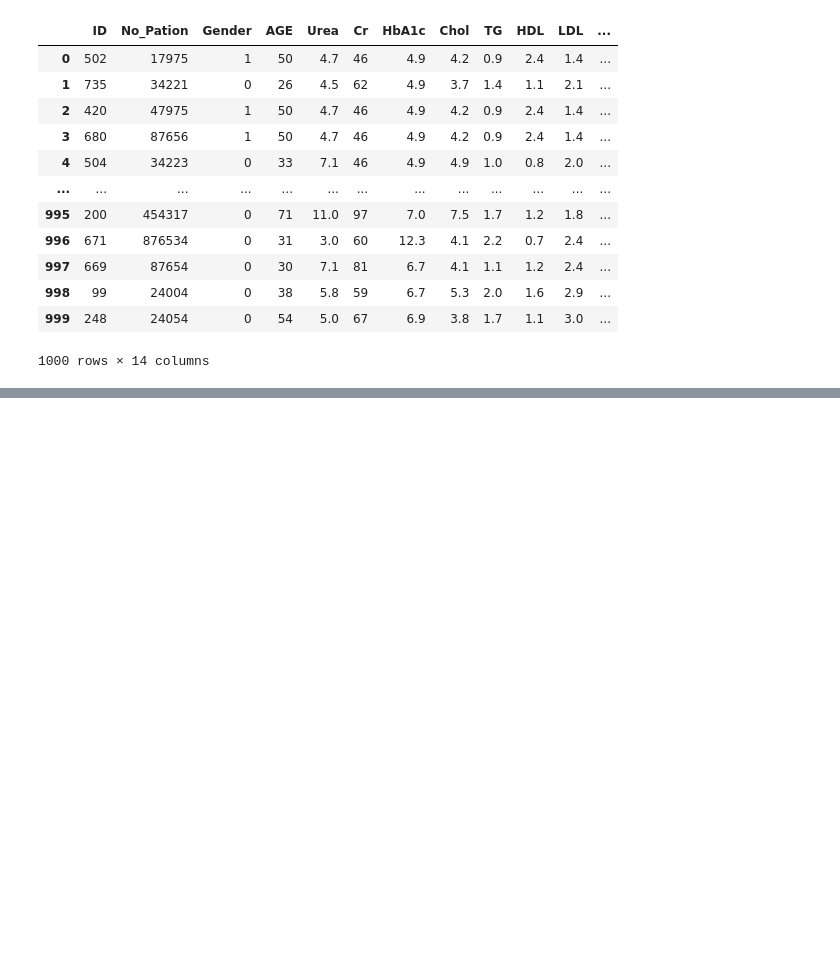
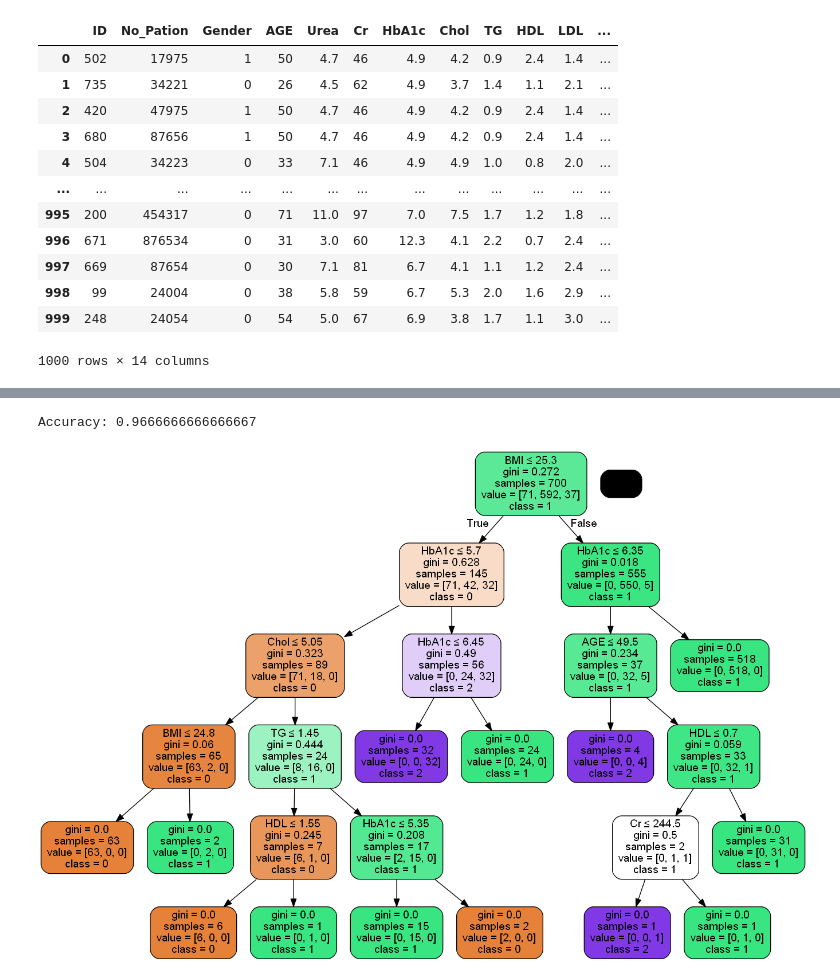
Before and after one commit to Molina1328/Mineria_de_Datos-Arboles_de_Decision, a Jupyter notebook: MolinaJoel_U2Laboratorio1.ipynb, the cells around one changed output, grey strips where cells are left out. Cells and saved outputs as stored; diff of their text form; code cells hidden in the pictures; blank space fills up the shorter version.

Commit message:
Se realiza la graficación del árbol de decisiones

```diff
--- a/MolinaJoel_U2Laboratorio1.ipynb
+++ b/MolinaJoel_U2Laboratorio1.ipynb
@@ -144 +121,12 @@ y = df_DatosDiabetes['CLASS'] # target
 X_train, X_test, y_train, y_test = train_test_split(X, y, test_size=0.3, random_state=1)
+# %%
+'''Definimos un objeto de tipo Decision Tree'''
+
+clf = DecisionTreeClassifier()
+'''Entrenamos el modelo Decision Tree con las variables de entrenamiento anteriormente definidas '''
+clf = clf.fit(X_train,y_train)
+'''Definimos la predeccion a (y) para la prueba de nuestro modelo. Por lo que, le pasamos la variable definida X_test
+    anteriormente'''
+y_pred = clf.predict(X_test)
+'''Imprimimos la variable y_pred para ver los valores que contiene'''
+print(y_pred)
@@ -144,0 +143,5 @@ X_train, X_test, y_train, y_test = train_test_split(X, y, test_size=0.3, random_
+# %%
+'''Imprimimos el Accuracy para saber la precision que tuvo nuestro modelo'''
+print("Accuracy:",metrics.accuracy_score(y_test, y_pred))
+# %% [output]
+Accuracy: 0.9666666666666667
@@ -144,0 +154,15 @@ X_train, X_test, y_train, y_test = train_test_split(X, y, test_size=0.3, random_
+# %%
+'''Realizamos el proceso para la gráficación del árbol de decisiones, utilizando las librerías importadas'''
+
+dot_data = StringIO()
+export_graphviz(clf, out_file=dot_data,
+                filled=True, rounded=True,
+                special_characters=True,
+                feature_names = feature_cols,
+                class_names=['0','1', '2'])
+graph = pydotplus.graph_from_dot_data(dot_data.getvalue())
+'''Exportamos el árbol de decisiones en formato PNG. Dicha imágen se almacena en nuestro equipo'''
+graph.write_png('diabetes.png')
+Image(graph.create_png())
+# %% [output]
+[figure, added]
```
Also changed, not shown: parts of 12 cells of this notebook.
